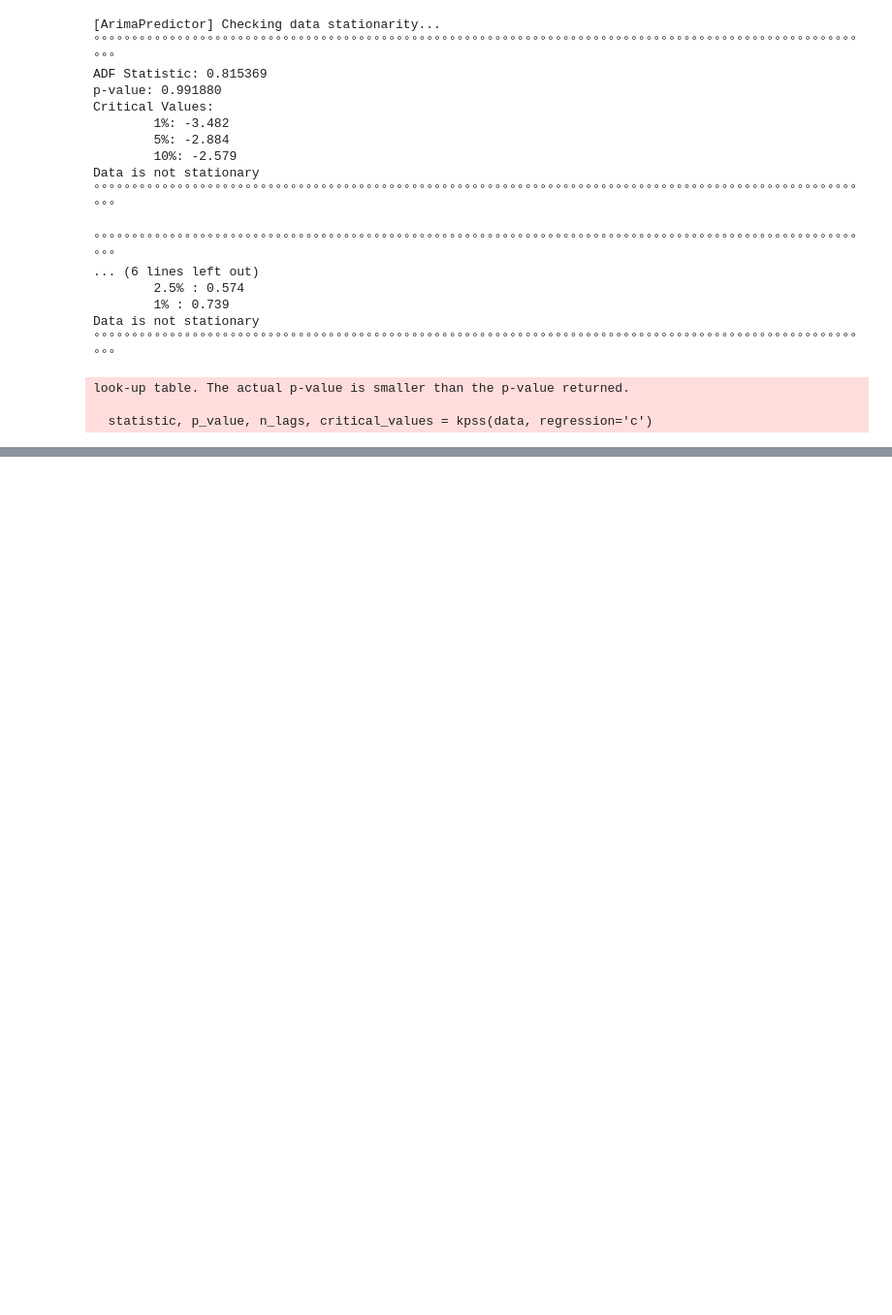
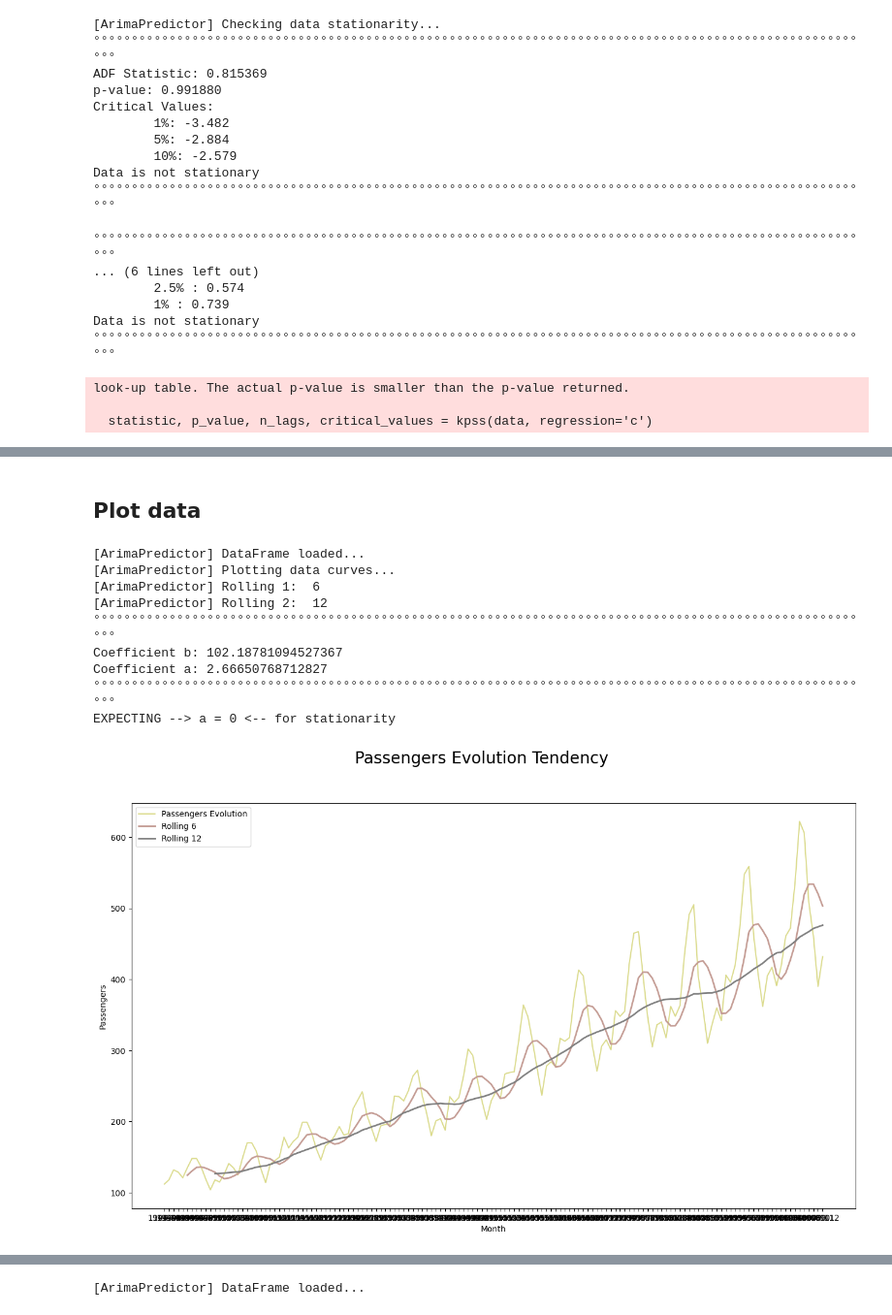
Before and after one commit to ManuLabricole/CDN-MachineLearning, a Jupyter notebook: ML6/BARRIOL_EMMANUEL_NB_2_LIBRARY_PERSO.ipynb, the cells around one changed output, grey strips where cells are left out. Shown at 97% size. Cells and saved outputs as stored; diff of their text form; code cells hidden in the pictures; blank space fills up the shorter version.

```diff
--- a/ML6/BARRIOL_EMMANUEL_NB_2_LIBRARY_PERSO.ipynb
+++ b/ML6/BARRIOL_EMMANUEL_NB_2_LIBRARY_PERSO.ipynb
@@ -69,0 +132,16 @@ look-up table. The actual p-value is smaller than the p-value returned.
+# %% [markdown]
+## Plot data
+# %%
+predictor.plot_data_curves(df)
+# predictor.plot_data_curves(df.diff().dropna())
+# %% [output]
+[ArimaPredictor] DataFrame loaded...
+[ArimaPredictor] Plotting data curves...
+[ArimaPredictor] Rolling 1:  6
+[ArimaPredictor] Rolling 2:  12
+°°°°°°°°°°°°°°°°°°°°°°°°°°°°°°°°°°°°°°°°°°°°°°°°°°°°°°°°°°°°°°°°°°°°°°°°°°°°°°°°°°°°°°°°°°°°°°°°°°°°°°°°
+Coefficient b: 102.18781094527367
+Coefficient a: 2.66650768712827
+°°°°°°°°°°°°°°°°°°°°°°°°°°°°°°°°°°°°°°°°°°°°°°°°°°°°°°°°°°°°°°°°°°°°°°°°°°°°°°°°°°°°°°°°°°°°°°°°°°°°°°°°
+EXPECTING --> a = 0 <-- for stationarity
+[figure, added]
@@ -69,0 +149,4 @@ look-up table. The actual p-value is smaller than the p-value returned.
+# %%
+predictor.load_data(df)
+# %% [output]
+[ArimaPredictor] DataFrame loaded...
```
Also changed, not shown: parts of 22 cells of this notebook, 2 other files.
